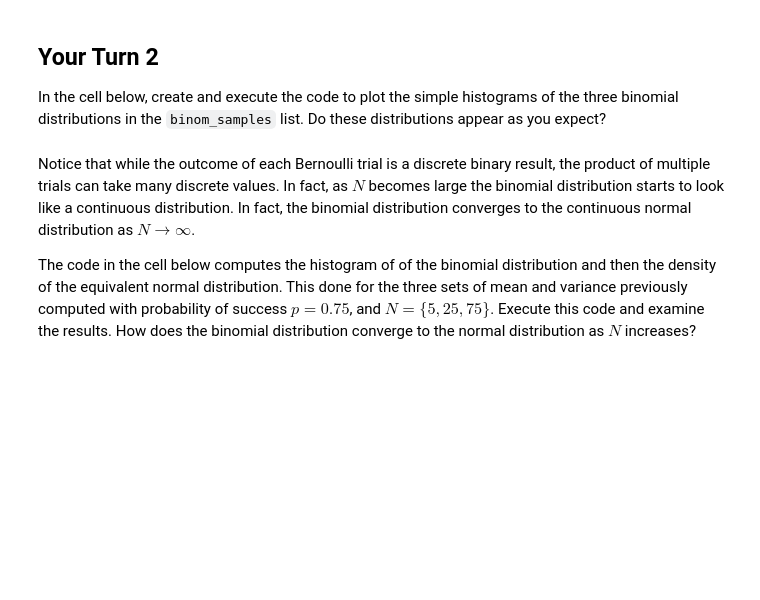
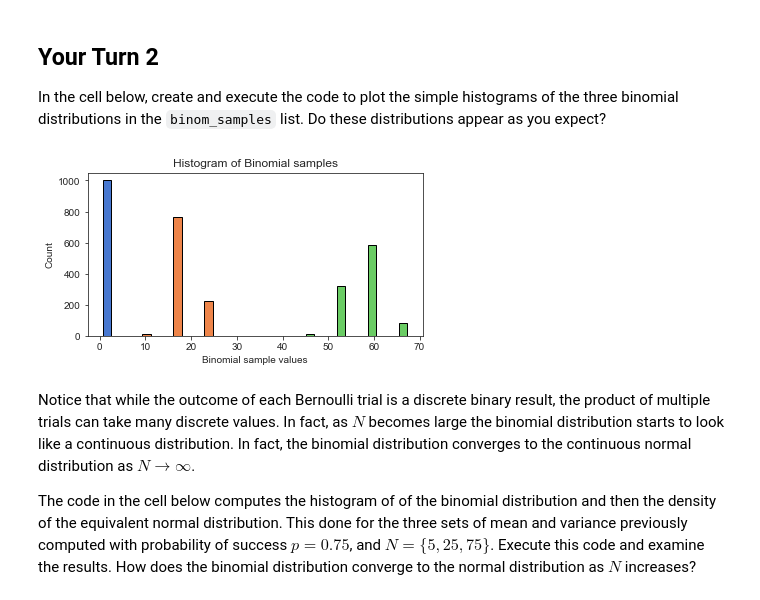
Before and after one commit to anajaved/UW_Data_Science_Cert, a Jupyter notebook: L03-3-IntroToDistributions.ipynb, the cells around one changed output. Cells and saved outputs as stored; diff of their text form; code cells hidden in the pictures; blank space fills up the shorter version.

```diff
--- a/L03-3-IntroToDistributions.ipynb
+++ b/L03-3-IntroToDistributions.ipynb
@@ -142,6 +144,14 @@ pandas.DataFrame({
 # %% [markdown]
 ## Your Turn 2
 In the cell below, create and execute the code to plot the simple histograms of the three binomial distributions in the `binom_samples` list. Do these distributions appear as you expect?
+# %%
+pyplot.figure(figsize=(6, 3))
+pyplot.hist(binom_samples, edgecolor='black')
+pyplot.xlabel('Binomial sample values')
+pyplot.ylabel('Count')
+_ = pyplot.title('Histogram of Binomial samples')
+# %% [output]
+[figure, added]
 # %% [markdown]
 Notice that while the outcome of each Bernoulli trial is a discrete binary result, the product of multiple trials can take many discrete values. In fact, as $N$ becomes large the binomial distribution starts to look like a continuous distribution. In fact, the binomial distribution converges to the continuous normal distribution as $N \rightarrow \infty$.
 
```
Also changed, not shown: parts of 6 cells of this notebook.
